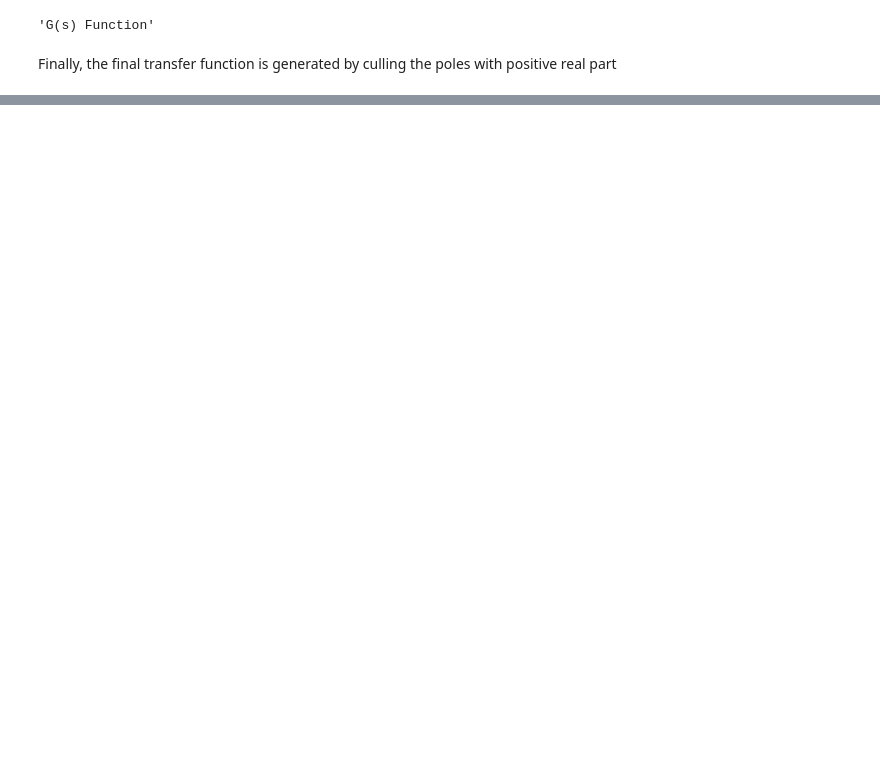
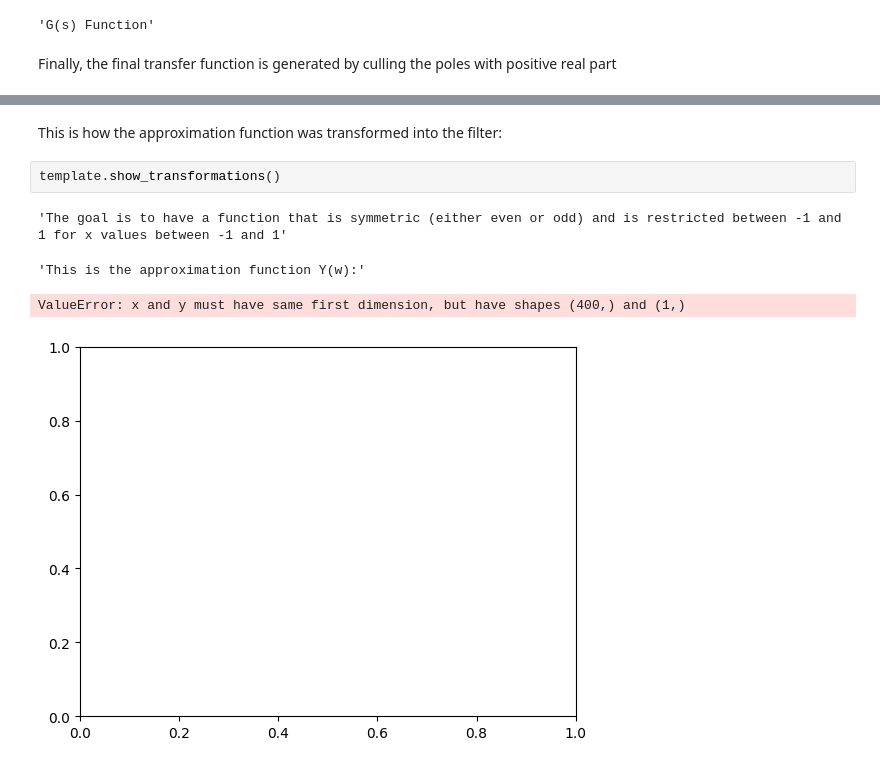
Before and after one commit to Torino1564/Filter-Wizard, a Jupyter notebook: Run.ipynb, the cells around one changed output, grey strips where cells are left out. Saved outputs shown, nothing was run; the diff lists cells and outputs as text; blank space fills up the shorter version.

```diff
--- a/Run.ipynb
+++ b/Run.ipynb
@@ -62,0 +71,9 @@ utl.print_pzm(template.final_function)
+# %% [markdown]
+This is how the approximation function was transformed into the filter:
+# %%
+template.show_transformations()
+# %% [output]
+'The goal is to have a function that is symmetric (either even or odd) and is restricted between -1 and 1 for x values between -1 and 1'
+'This is the approximation function Y(w):'
+ValueError: x and y must have same first dimension, but have shapes (400,) and (1,)
+[figure, added]
```
Also changed, not shown: parts of 4 cells of this notebook, 3 other files.
